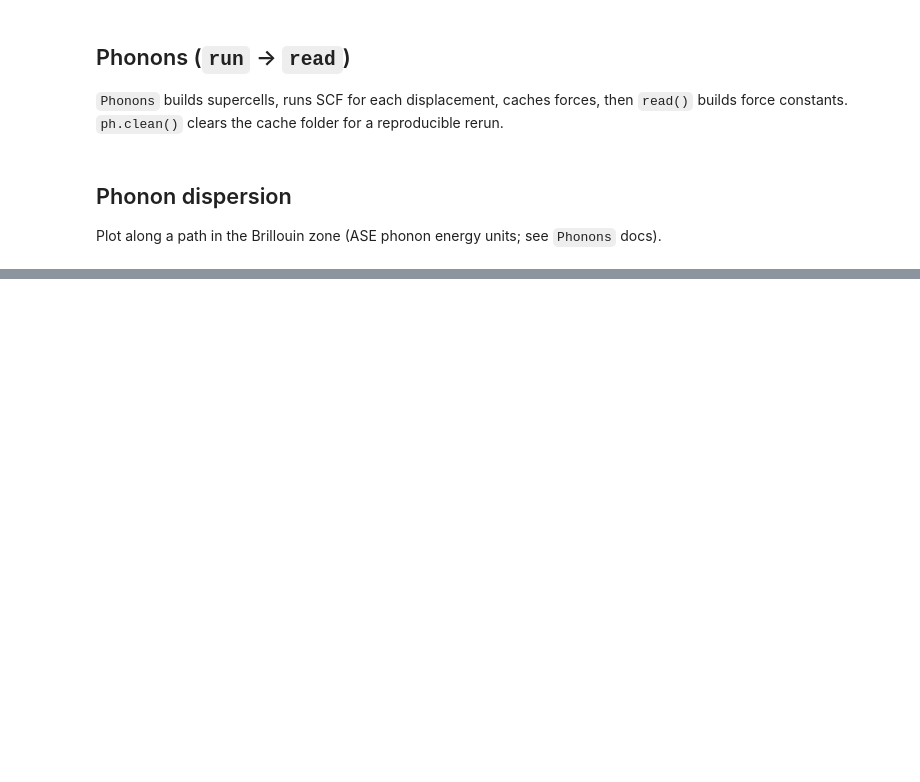
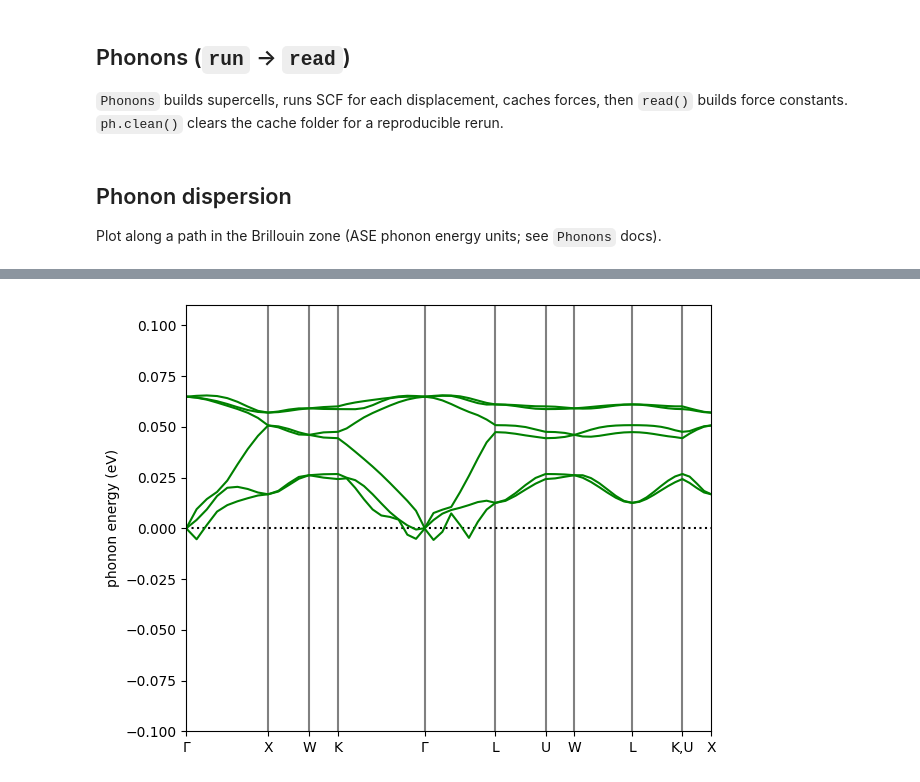
Before and after one commit to Quantum-MultiScale/QEpy, a Jupyter notebook: doc/source/tutorials/jupyter/Si_phonon_exmpl.ipynb, the cells around one changed output, grey strips where cells are left out. Drawn from its saved outputs; the diff is of its cells as text; code cells hidden in the pictures; blank space fills up the shorter version.

Commit message:
Phonon example

```diff
--- a/doc/source/tutorials/jupyter/Si_phonon_exmpl.ipynb
+++ b/doc/source/tutorials/jupyter/Si_phonon_exmpl.ipynb
@@ -73,7 +73,7 @@ path_ph = atoms.cell.bandpath('GXWKGLUWLK,UX', npoints=60)
 bs_ph = ph.get_band_structure(path_ph)
 #print(bs_ph.energies[0])
 ax = bs_ph.plot()
-ax.set_ylabel('phonon energy (ASE scale)')
+ax.set_ylabel('phonon energy (eV)')
 plt.ylim(-0.1, 0.11)
 plt.tight_layout()
 plt.show()
@@ -81,0 +89 @@ NameError: name 'atoms' is not defined
+[figure, added]
```
Also changed, not shown: parts of 3 cells of this notebook.
